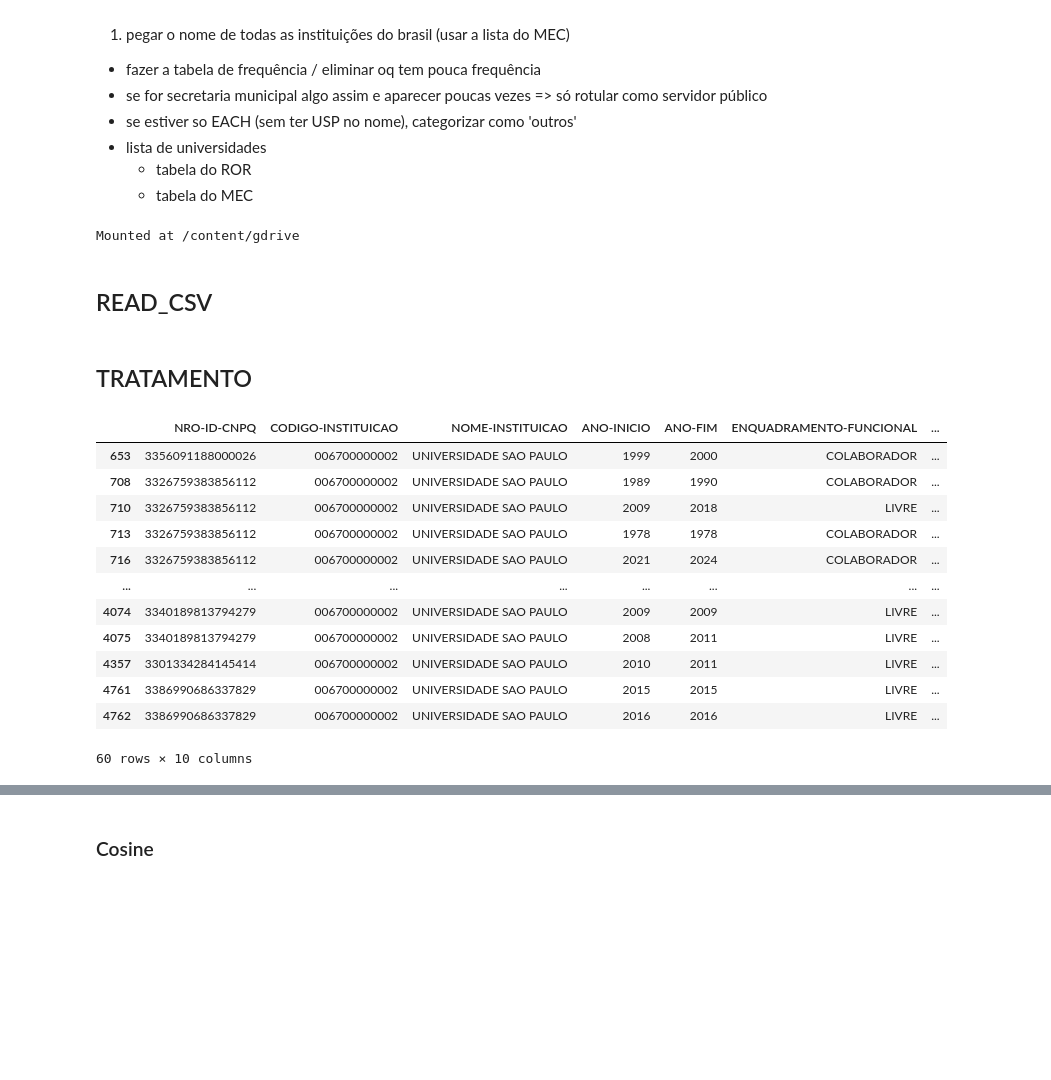
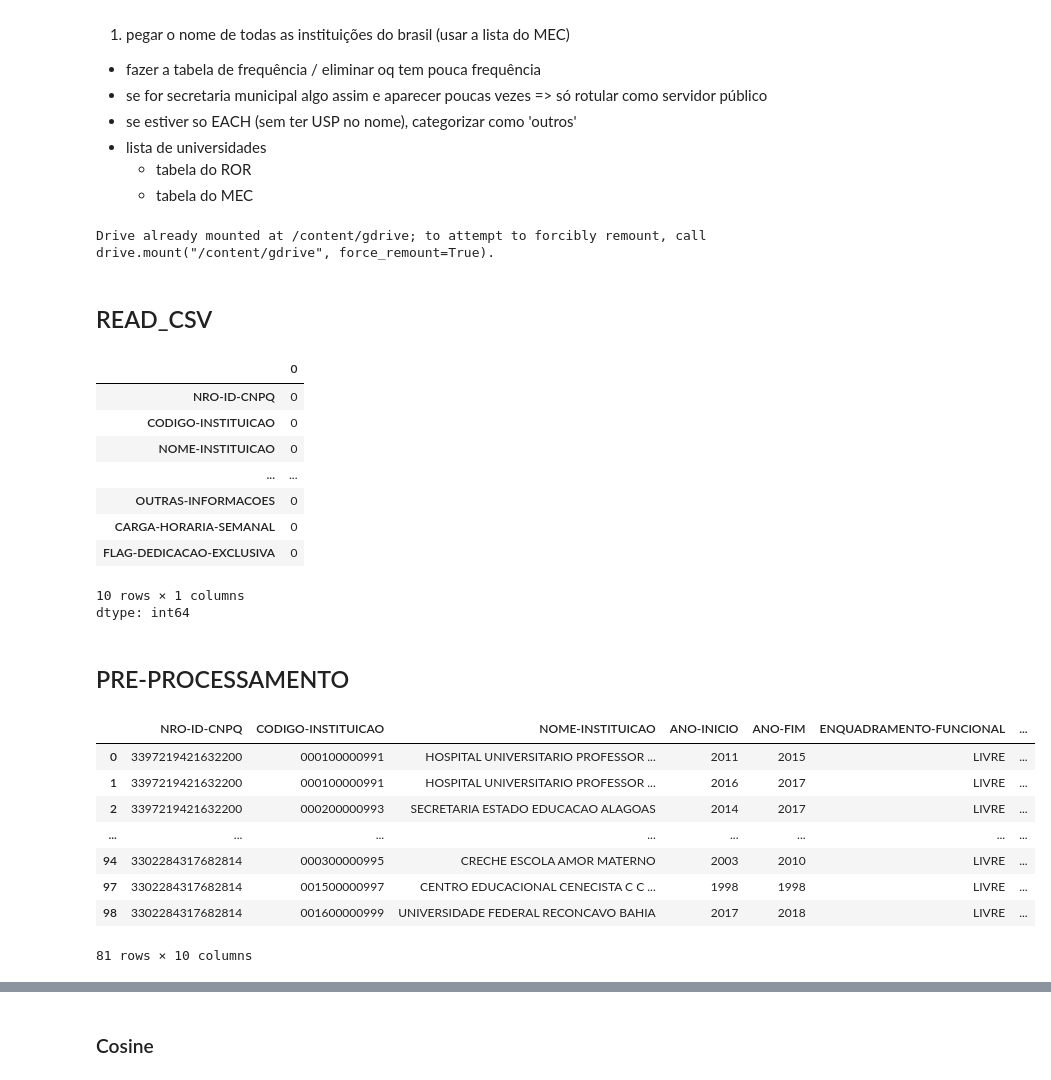
Before and after one commit to ysngwn/mqa, a Jupyter notebook: mqa_1.ipynb, the cells around one changed output, grey strips where cells are left out. Saved outputs shown, nothing was run; the diff lists cells and outputs as text; code cells hidden in the pictures; blank space fills up the shorter version.

```diff
--- a/mqa_1.ipynb
+++ b/mqa_1.ipynb
@@ -30,14 +30,14 @@ import numpy as np
 drive.mount('/content/gdrive')
 os.chdir('/content/gdrive/My Drive/USP/2024_2º/MQA/')
 
-pd.set_option('display.max_rows', 10)
+pd.set_option('display.max_rows', 6)
 pd.set_option('display.max_columns', None)
 # %% [output]
-Mounted at /content/gdrive
+Drive already mounted at /content/gdrive; to attempt to forcibly remount, call drive.mount("/content/gdrive", force_remount=True).
 # %% [markdown]
 ## READ_CSV
 # %%
-df = pd.read_csv('atuacoes_2.csv', encoding='UTF-8', nrows=5000) #, dtype=str, nrows=1000)
+df = pd.read_csv('atuacoes_2.csv', encoding='UTF-8', nrows=100) #, dtype=str, nrows=1000)
 
 df['ANO-FIM'] = df['ANO-FIM'].fillna(2024)
 df['FLAG-DEDICACAO-EXCLUSIVA'] = df['FLAG-DEDICACAO-EXCLUSIVA'].replace('NAO', False).replace('SIM', True)
@@ -59,6 +59,20 @@ df = df.fillna(' ')
 df2 = df.copy()
 
 #df
+# %%
+df2 = df.copy(deep=True)
+df2.isna().sum()
+# %% [output]
+|  | 0 |
+| NRO-ID-CNPQ | 0 |
+| CODIGO-INSTITUICAO | 0 |
+| NOME-INSTITUICAO | 0 |
+| ... | ... |
+| OUTRAS-INFORMACOES | 0 |
+| CARGA-HORARIA-SEMANAL | 0 |
+| FLAG-DEDICACAO-EXCLUSIVA | 0 |
+10 rows × 1 columns
+dtype: int64
 # %%
 # LISTA DE UNIVERSIDADES NACIONAIS
 # https://dadosabertos.mec.gov.br/indicadores-sobre-ensino-superior/item/181-instituicoes-de-educacao-superior-do-brasil
@@ -67,10 +81,13 @@ df2 = df.copy()
 df_uni = pd.read_csv('sup.csv', encoding='UTF-8')
 df_uni_filtered = df_uni[['NOME_DA_IES', 'SIGLA']]
 df_uni_filtered = df_uni_filtered.fillna('')
-# %% [markdown]
-## TRATAMENTO
+# %% [markdown]
+## PRE-PROCESSAMENTO
 # %%
 def clean_names(df, column_name):
+
+    # Remove NaN
+    #df.dropna(subset=[column_name])
 
     # Remove '&'
     df[column_name] = df[column_name].replace('&AMP;', ' ', regex=True)
@@ -85,34 +102,32 @@ def clean_names(df, column_name):
     stop = ['DO', 'DA', 'DE', 'E']
     df[column_name] = df[column_name].apply(lambda x: ' '.join([word for word in x.split() if word not in (stop)]))
 
+    # strip whitespace
+    df[column_name] = df[column_name].apply(lambda x: x.strip())
+
     return df
 # %%
 # List of lattes CV
 
 # Clean NOME-INSTITUICAO
 df2 = df2.apply(lambda x: x.astype(str).str.upper())
 df2 = clean_names(df2, 'NOME-INSTITUICAO')
 
 # Drop rows with frequency less than 50
-df2 = df2[df2.groupby('NOME-INSTITUICAO')['NOME-INSTITUICAO'].transform('count').ge(50)]
-df2['NOME-INSTITUICAO'].value_counts()
+#df2 = df2[df2.groupby('NOME-INSTITUICAO')['NOME-INSTITUICAO'].transform('count').ge(50)]
 
 # Split df: education & others
-df2_edu = df2.loc[df2['ENQUADRAMENTO-FUNCIONAL'].isin(['LIVRE', 'COLABORADOR', 'PROFESSOR_VISITANTE'])]
-df2_outros = df2.loc[df2['ENQUADRAMENTO-FUNCIONAL'].isin(['SERVIDOR_PUBLICO', 'CELETISTA', 'NAN', 'OUTRO'])]
+df2_edu = df2.loc[df2['ENQUADRAMENTO-FUNCIONAL'].isin(['LIVRE', 'COLABORADOR', 'PROFESSOR_VISITANTE'])].copy(deep=True)
+df2_outros = df2.loc[df2['ENQUADRAMENTO-FUNCIONAL'].isin(['SERVIDOR_PUBLICO', 'CELETISTA', 'NAN', 'OUTRO'])].copy(deep=True)
 
 df2_edu
 # %% [output]
 |  | NRO-ID-CNPQ | CODIGO-INSTITUICAO | NOME-INSTITUICAO | ANO-INICIO | ANO-FIM | ENQUADRAMENTO-FUNCIONAL | ... |
-| 653 | 3356091188000026 | 006700000002 | UNIVERSIDADE SAO PAULO | 1999 | 2000 | COLABORADOR | ... |
-| 708 | 3326759383856112 | 006700000002 | UNIVERSIDADE SAO PAULO | 1989 | 1990 | COLABORADOR | ... |
-| 710 | 3326759383856112 | 006700000002 | UNIVERSIDADE SAO PAULO | 2009 | 2018 | LIVRE | ... |
-| 713 | 3326759383856112 | 006700000002 | UNIVERSIDADE SAO PAULO | 1978 | 1978 | COLABORADOR | ... |
-| 716 | 3326759383856112 | 006700000002 | UNIVERSIDADE SAO PAULO | 2021 | 2024 | COLABORADOR | ... |
+| 0 | 3397219421632200 | 000100000991 | HOSPITAL UNIVERSITARIO PROFESSOR ... | 2011 | 2015 | LIVRE | ... |
+| 1 | 3397219421632200 | 000100000991 | HOSPITAL UNIVERSITARIO PROFESSOR ... | 2016 | 2017 | LIVRE | ... |
+| 2 | 3397219421632200 | 000200000993 | SECRETARIA ESTADO EDUCACAO ALAGOAS | 2014 | 2017 | LIVRE | ... |
 | ... | ... | ... | ... | ... | ... | ... | ... |
-| 4074 | 3340189813794279 | 006700000002 | UNIVERSIDADE SAO PAULO | 2009 | 2009 | LIVRE | ... |
-| 4075 | 3340189813794279 | 006700000002 | UNIVERSIDADE SAO PAULO | 2008 | 2011 | LIVRE | ... |
-| 4357 | 3301334284145414 | 006700000002 | UNIVERSIDADE SAO PAULO | 2010 | 2011 | LIVRE | ... |
-| 4761 | 3386990686337829 | 006700000002 | UNIVERSIDADE SAO PAULO | 2015 | 2015 | LIVRE | ... |
-| 4762 | 3386990686337829 | 006700000002 | UNIVERSIDADE SAO PAULO | 2016 | 2016 | LIVRE | ... |
+| 94 | 3302284317682814 | 000300000995 | CRECHE ESCOLA AMOR MATERNO | 2003 | 2010 | LIVRE | ... |
+| 97 | 3302284317682814 | 001500000997 | CENTRO EDUCACIONAL CENECISTA C C ... | 1998 | 1998 | LIVRE | ... |
+| 98 | 3302284317682814 | 001600000999 | UNIVERSIDADE FEDERAL RECONCAVO BAHIA | 2017 | 2018 | LIVRE | ... |
-60 rows × 10 columns
+81 rows × 10 columns
```
Also changed, not shown: parts of 14 cells of this notebook.
